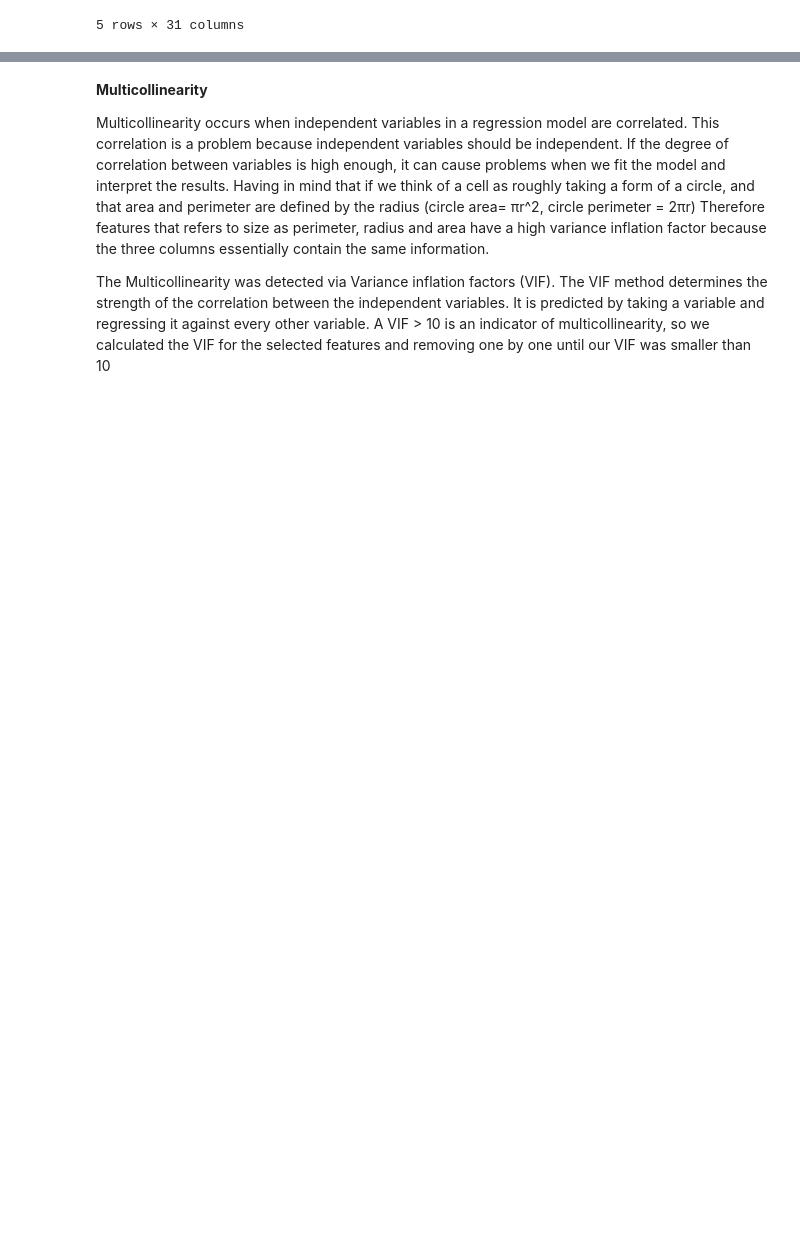
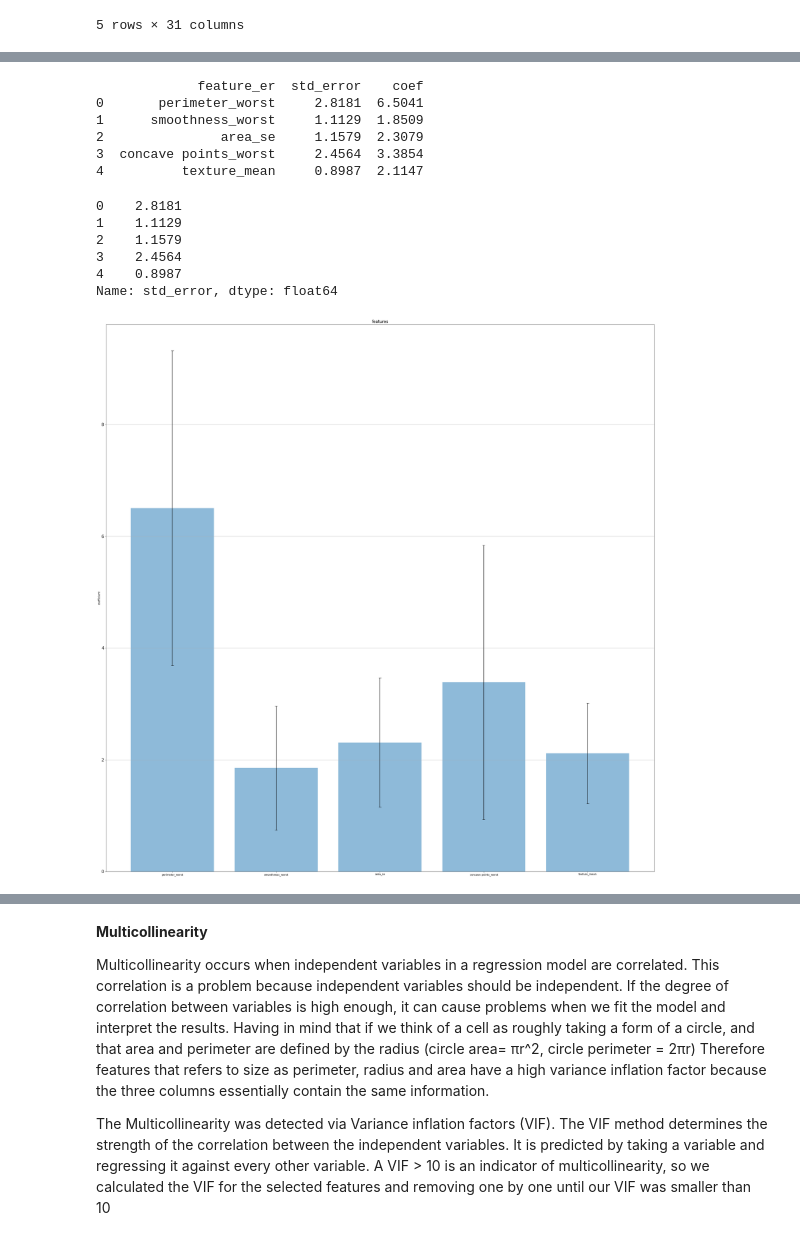
Before and after one commit to avel848895/Springboard, a Jupyter notebook: capstone2_final_breast_cancer_prediction-Copy2 (3).ipynb, the cells around one changed output, grey strips where cells are left out. Cells and saved outputs as stored; diff of their text form; code cells hidden in the pictures; blank space fills up the shorter version.

```diff
--- a/capstone2_final_breast_cancer_prediction-Copy2.ipynb
+++ b/capstone2_final_breast_cancer_prediction-Copy2 (3).ipynb
@@ -626,0 +714,50 @@ df_all_rscaled.head()
+# %%
+import pandas as pd
+
+logreg = {'feature_er': ['perimeter_worst','smoothness_worst','area_se','concave points_worst',
+                           'texture_mean'],
+            'std_error': [2.8181, 1.1129, 1.1579, 2.4564, 0.8987],
+          'coef': [6.5041, 1.8509, 2.3079, 3.3854, 2.1147]}
+
+
+dfer = pd.DataFrame(logreg, columns = ['feature_er', 'std_error', 'coef'])
+
+print (dfer)
+# %% [output]
+             feature_er  std_error    coef
+0       perimeter_worst     2.8181  6.5041
+1      smoothness_worst     1.1129  1.8509
+2               area_se     1.1579  2.3079
+3  concave points_worst     2.4564  3.3854
+4          texture_mean     0.8987  2.1147
+# %%
+import numpy as np
+x_pos = np.arange(len(logreg['feature_er']))
+height = dfer['coef']
+error = dfer['std_error']
+print(error)
+# %% [output]
+0    2.8181
+1    1.1129
+2    1.1579
+3    2.4564
+4    0.8987
+Name: std_error, dtype: float64
+# %%
+# Build the plot
+import matplotlib.pyplot as plt
+fig, ax = plt.subplots()
+# ax.bar(x_pos, height=height, yerr=error, align='center', alpha=0.5, ecolor='black', capsize=5)
+ax.bar(x_pos, height=height, yerr=error, align='center', alpha=0.5, ecolor='black', capsize=5)
+ax.set_ylabel('coefficient', fontsize=10)
+ax.set_xticks(x_pos)
+ax.set_xticklabels(dfer.feature_er, fontsize=10)
+ax.set_title('features', fontsize=15)
+ax.yaxis.grid(True)
+# plt.rcParams['figure.figsize'] = [10,10]
+# Save the figure and show
+plt.tight_layout()
+plt.savefig('bar_plot_with_error_bars.png')
+plt.show()
+# %% [output]
+[figure, added]
```
Also changed, not shown: parts of 87 cells of this notebook.
